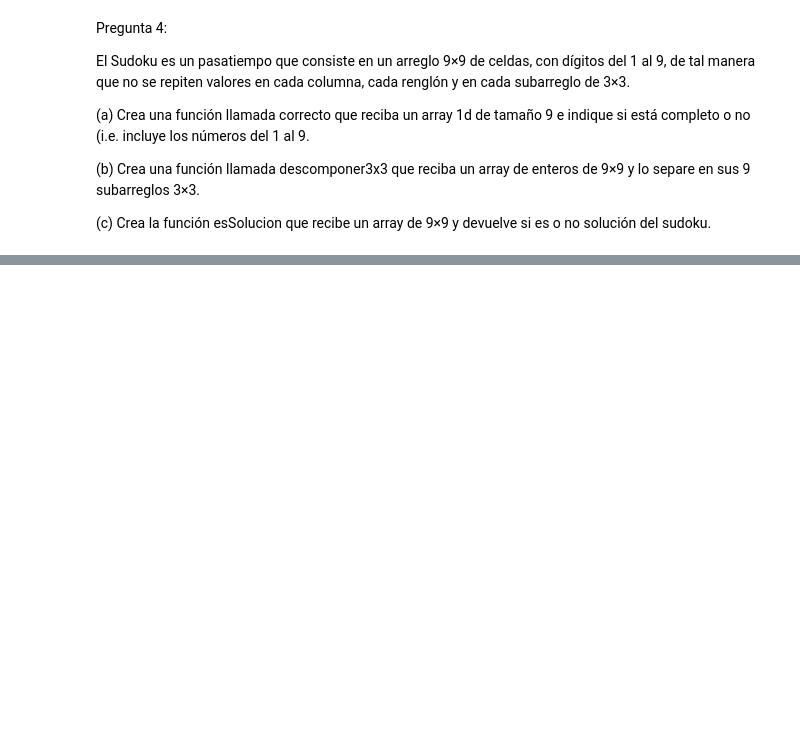
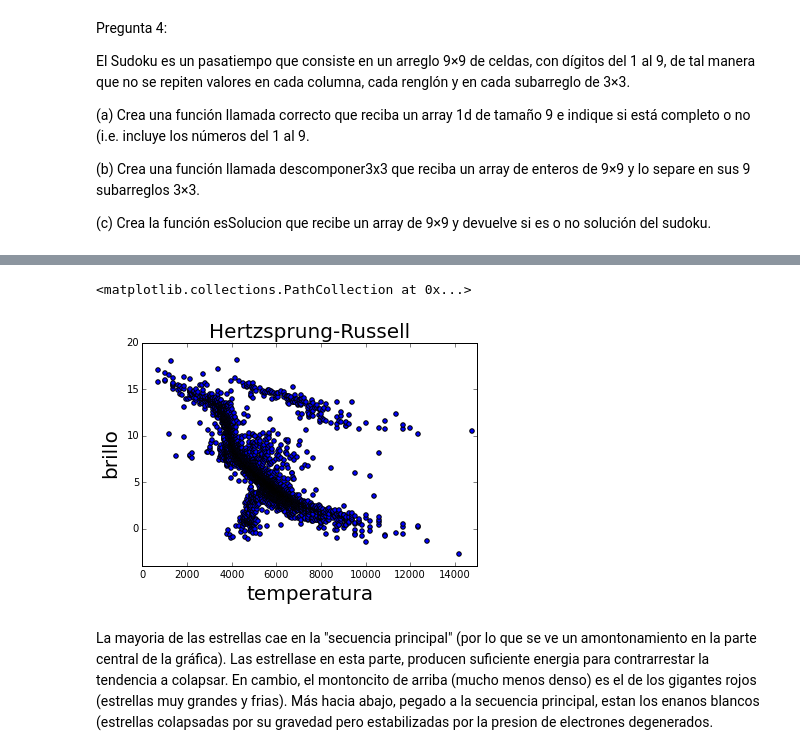
Before and after one commit to terandes/mate-computacional, a Jupyter notebook: alumnos/LoreMD/Tareas/NumPy_Tarea.ipynb, the cells around one changed output, grey strips where cells are left out. Cells and saved outputs as stored; diff of their text form; code cells hidden in the pictures; blank space fills up the shorter version.

```diff
--- a/alumnos/LoreMD/Tareas/NumPy_Tarea.ipynb
+++ b/alumnos/LoreMD/Tareas/NumPy_Tarea.ipynb
@@ -159,0 +188,7 @@ descomponer3x3(arregloP)
+# %%
+archivo=open('stars.txt')
+tablaS=[]
+for line in archivo:
+    tablaS.append(line.split())
+tablaSA=np.array(tablaS).astype(float)
+tablaSA
@@ -159,0 +203,13 @@ descomponer3x3(arregloP)
+# %%
+fig, ax1 = plt.subplots(1, 1)
+ax1.set_title('Hertzsprung-Russell',fontsize=20)
+ax1.set_xlabel('Temperatura (K)',fontsize=20)
+ax1.set_ylabel('Brillo',fontsize=20)
+plt.ylim(-4, 20)
+plt.xlim(0, 15000)
+plt.scatter(tablaSA[:,0],tablaSA[:,1])
+# %% [output]
+<matplotlib.collections.PathCollection at 0x...>
+[figure, added]
+# %% [markdown]
+La mayoria de las estrellas cae en la "secuencia principal" (por lo que se ve un amontonamiento en la parte central de la gráfica). Las estrellase en esta parte, producen suficiente energia para contrarrestar la tendencia a colapsar. En cambio, el montoncito de arriba (mucho menos denso) es el de los gigantes rojos (estrellas muy grandes y frias). Más hacia abajo, pegado a la secuencia principal, estan los enanos blancos (estrellas colapsadas por su gravedad pero estabilizadas por la presion de electrones degenerados.
```
Also changed, not shown: parts of 13 cells of this notebook, 2 other files.
